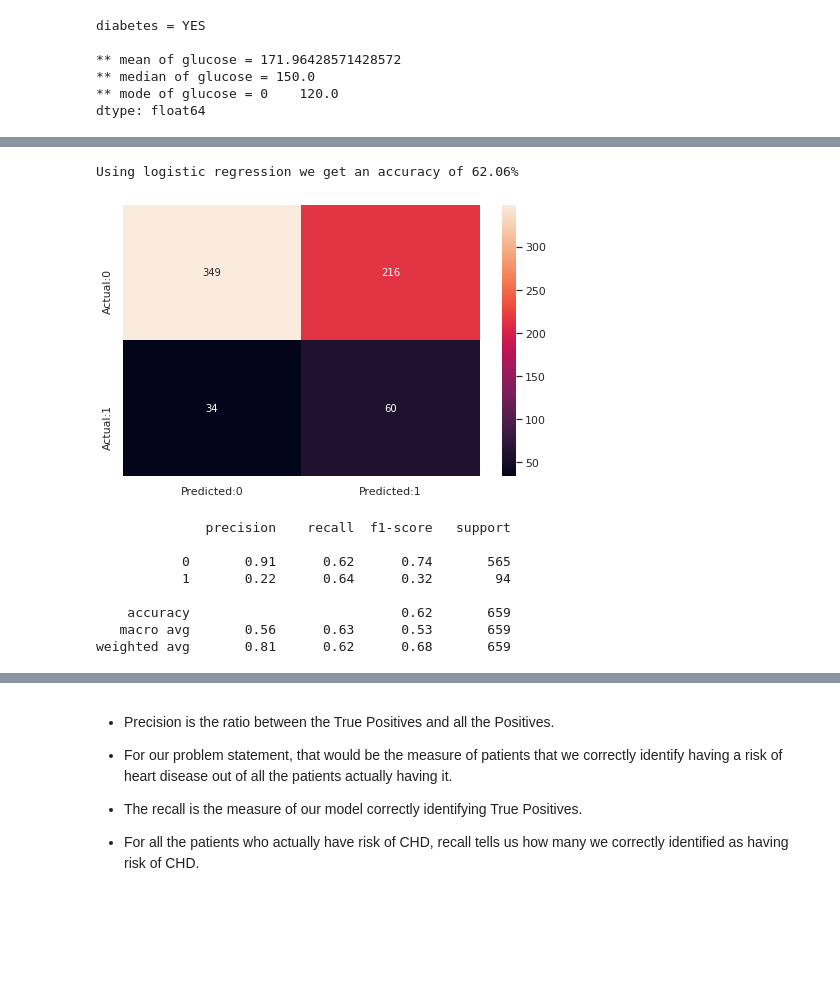
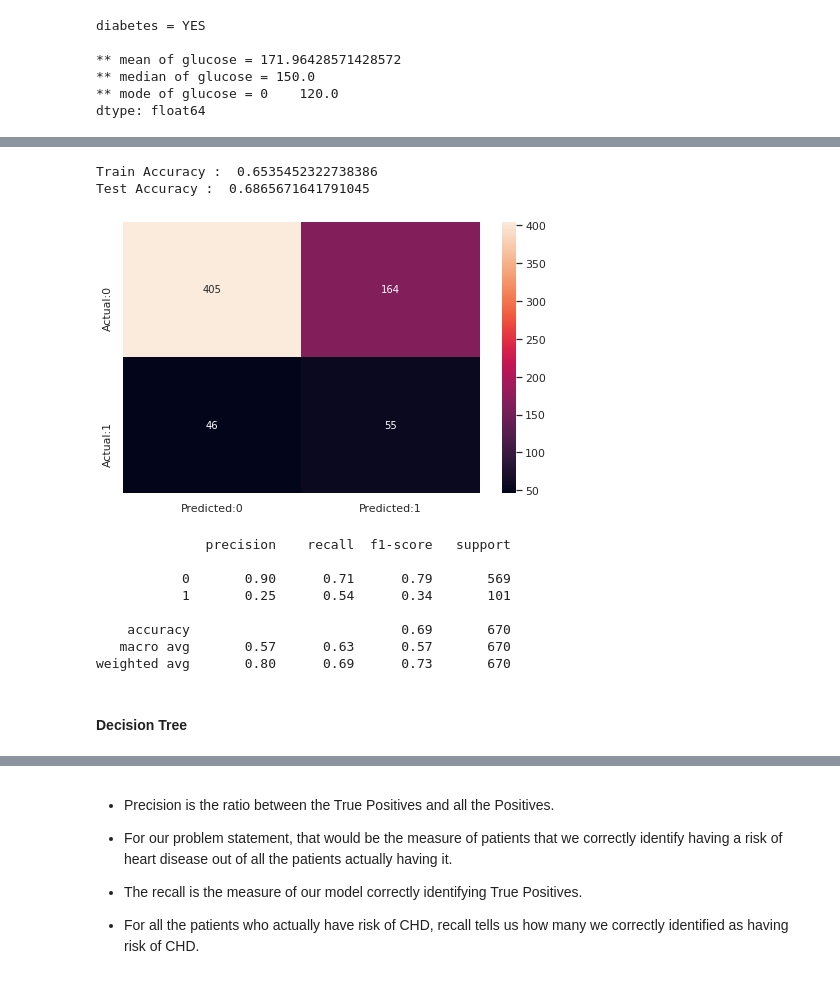
Before and after one commit to nikhilans/CHDRisk-Classification, a Jupyter notebook: CH_Nikhila_N_S_Cardiovascular_Risk_Prediction.ipynb, the cells around one changed output, grey strips where cells are left out. Cells and saved outputs as stored; diff of their text form; code cells hidden in the pictures; blank space fills up the shorter version.

```diff
--- a/CH_Nikhila_N_S_Cardiovascular_Risk_Prediction.ipynb
+++ b/CH_Nikhila_N_S_Cardiovascular_Risk_Prediction.ipynb
@@ -674,0 +853,4 @@ parameters = {'C': (0.01, 0.1, 1, 10, 100)}
+# %%
+param_dict_lr = {
+    'C' : [1e-6,1e-5,1e-4,1e-3,1e-2,1e-1,1,10,100,1e-3,1e+4,1e+5,1e+6]
+}
@@ -675,4 +860,7 @@ parameters = {'C': (0.01, 0.1, 1, 10, 100)}
 # %%
-lr_grid = GridSearchCV(estimator=lr_model, param_grid = parameters, cv = 5, verbose=2, scoring='recall')
-lr_grid.fit(X_train, y_train)
+lr_grid = GridSearchCV(estimator=lr,
+                       param_grid = param_dict_lr,
+                       cv = 5, verbose=2, scoring='recall')
+
+lr_grid.fit(X_smote, y_smote)
 # %% [output]
@@ -737,2 +929,8 @@ lr_model.score(X_train, y_train)
+# %%
+print('Train Accuracy : ', lr_grid.best_estimator_.score(X_smote, y_smote))
+print('Test Accuracy : ', lr_grid.best_estimator_.score(X_test,y_test))
+# %% [output]
+Train Accuracy :  0.6535452322738386
+Test Accuracy :  0.6865671641791045
 # %%
-lr_optimal_model = lr_grid.best_estimator_
+lr_model = lr_grid.best_estimator_
@@ -742,26 +937,25 @@ logistic_predict = lr_optimal_model.predict(X_test)
-# %%
-log_accuracy = accuracy_score(y_test,logistic_predict)
-print(f"Using logistic regression we get an accuracy of {round(log_accuracy*100,2)}%")
-# %% [output]
-Using logistic regression we get an accuracy of 62.06%
+# %%
+lr_predict = lr_model.predict(X_test)
 # %%
-cm=confusion_matrix(y_test,logistic_predict)
+cm=confusion_matrix(y_test,lr_predict)
 conf_matrix=pd.DataFrame(data=cm,columns=['Predicted:0','Predicted:1'],index=['Actual:0','Actual:1'])
 plt.figure(figsize = (8,5))
 sns.heatmap(conf_matrix, annot=True,fmt='d')
 plt.show()
 # %% [output]
-[figure, old version]
+[figure, new version]
 # %%
-print(classification_report(y_test,logistic_predict))
+print(classification_report(y_test,lr_predict))
 # %% [output]
               precision    recall  f1-score   support
 
-           0       0.91      0.62      0.74       565
-           1       0.22      0.64      0.32        94
+           0       0.90      0.71      0.79       569
+           1       0.25      0.54      0.34       101
 
-    accuracy                           0.62       659
-   macro avg       0.56      0.63      0.53       659
-weighted avg       0.81      0.62      0.68       659
+    accuracy                           0.69       670
+   macro avg       0.57      0.63      0.57       670
+weighted avg       0.80      0.69      0.73       670
+# %% [markdown]
+#### Decision Tree
 # %%
 from sklearn.tree import DecisionTreeClassifier
```
Also changed, not shown: parts of 125 cells of this notebook.
